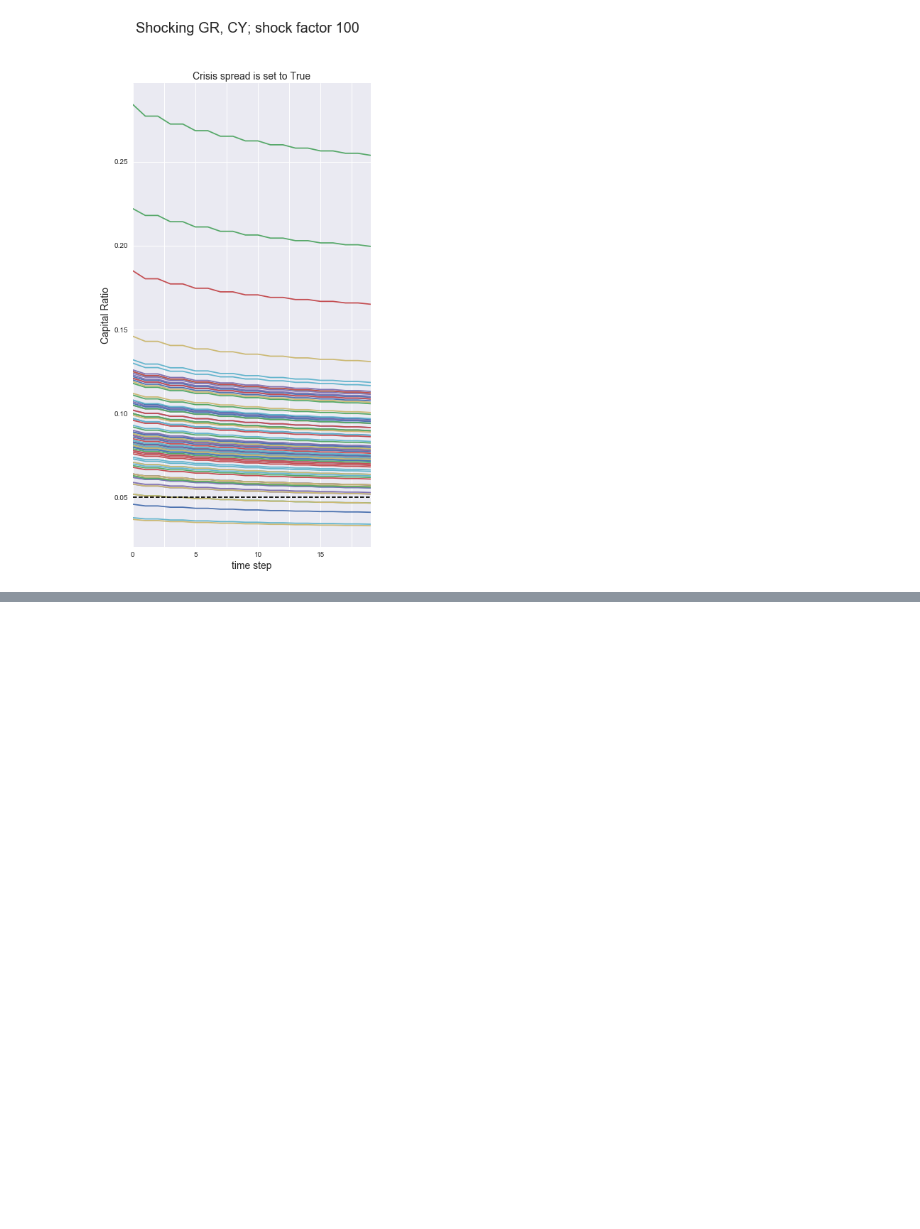
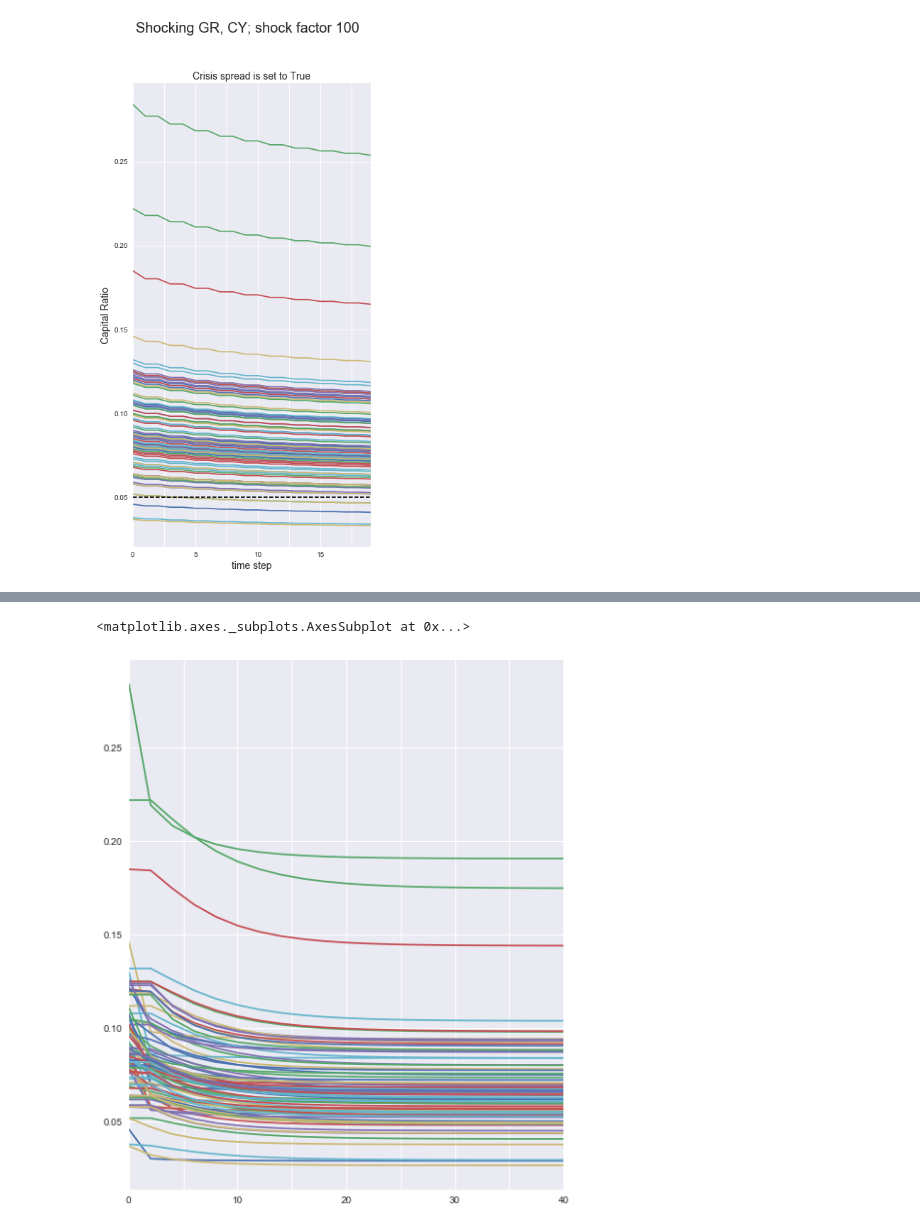
Before and after one commit to apbecker/Systemic_Risk, a Jupyter notebook: Main.ipynb, the cells around one changed output, grey strips where cells are left out. Drawn from its saved outputs; the diff is of its cells as text; code cells hidden in the pictures; blank space fills up the shorter version.

Commit message:
Checking for scaling, preparing implementation of credit spreads

```diff
--- a/Main.ipynb
+++ b/Main.ipynb
@@ -333,21 +354,27 @@ class Asset(object):
 
 class SovereignDebt(Asset):
     # Subclass of Asset, can be shocked and is an indicator for crisis level of a country
-    def __init__(self, name, value, holders, riskweight=None, shocked=False):
+    def __init__(self, name, value, holders, spread, riskweight=None, shocked=False):
         Asset.__init__(self, "1", name, value, holders, riskweight=None)
         self._shocked = shocked
+        self._spread = spread
+
+    def getSpread():
+        return self._spread
+
+    def setSpread(self, s):
+        self._spread = s
+
+    spread = property(getSpread, setSpread)
 
 
-    def getCountry(self):
-        return self._country
-
-
-    def isShocked(self):
+    def getShock(self):
         return self._shocked
 
+    def setShock(self, s):
+        self._shocked = s
 
-    def shock(self, s):
-        self._shocked = s
+    shocked = property(getShock, setShock)
 
 
     # Measures how much risk factor has risen above original value, capped at +50%
@@ -617,7 +644,7 @@ normalized_df = pd.concat([normalized_df,
 # %%
 banks_norm, \
 assets_norm, \
-timesteps_norm = RunSimulation(World(normalized_df), ["GR", "CY"], 100, True, T_max)
+timesteps_norm = RunSimulation(World(normalized_df), ["DE", "FR", "GB"], 100, True, 40)
 # %%
 banks_norm_df = pd.concat([timesteps_norm[0].getBankSnap().loc[:, "R"],
                            timesteps_norm[1].getBankSnap().loc[:, "R"]], axis=1)
@@ -748,0 +768,19 @@ GenerateFigures(World(df), World(normalized_df), ["US", "GB"], 100, True, 20)
+# %%
+banks, \
+assets, \
+timesteps = RunSimulation(World(df), ["DE", "FR", "GB"], 100, True, 40)
+# %%
+banks_df = pd.concat([timesteps[0].getBankSnap().loc[:, "R"],
+                      timesteps[1].getBankSnap().loc[:, "R"]], axis=1)
+
+for t in range(3,40,2):
+    banks_df = pd.concat([banks_df, timesteps[t].getBankSnap().loc[:, "R"]], axis=1)
+
+banks_df.columns = [str(2*i) for i in range(len(banks_df.columns))]
+fig, ax = plt.subplots()
+#ax.set_xscale("log")
+#ax.set_yscale("log")
+banks_df.T.plot(figsize=(8,10), legend=False, ax=ax, xlim=(0,20))
+# %% [output]
+<matplotlib.axes._subplots.AxesSubplot at 0x...>
+[figure, added]
```
Also changed, not shown: parts of 8 cells of this notebook.
